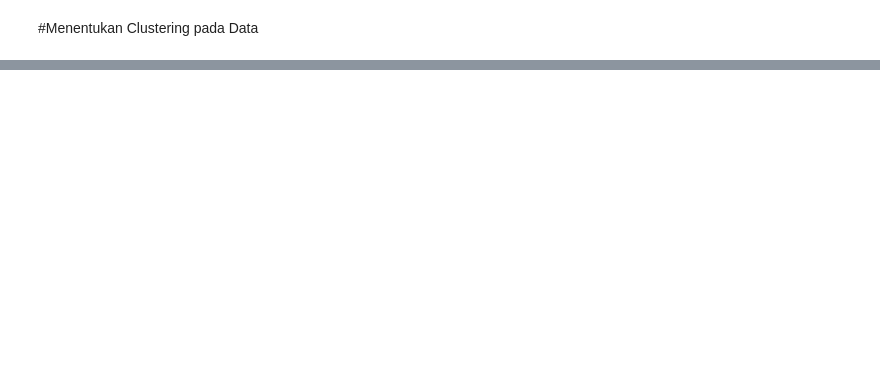
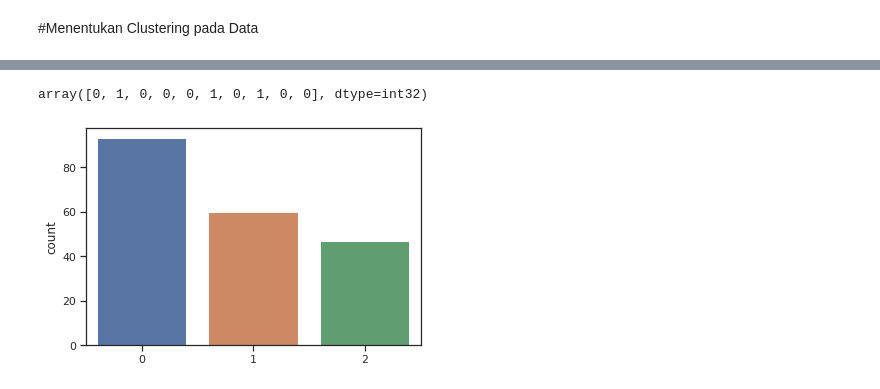
Before and after one commit to PoppyDalamaZain/Kelompok3, a Jupyter notebook: worksheet.ipynb, the cells around one changed output, grey strips where cells are left out. Cells and saved outputs as stored; diff of their text form; code cells hidden in the pictures; blank space fills up the shorter version.

```diff
--- a/worksheet.ipynb
+++ b/worksheet.ipynb
@@ -259,8 +273,11 @@ g = sns.pairplot(data_baru, hue="Jenis Kelamin")
 # %%
 k=3
 kmPP = cluster.KMeans(n_clusters=k, init='k-means++', max_iter=300, tol=0.0001, random_state = random_state)
 kmPP.fit(X)
 C_kmpp = kmPP.predict(X)
 
-sns.countplot(x=C_kmpp)
+sns.countplot(C_kmpp)
 C_kmpp[:10]
+# %% [output]
+array([0, 1, 0, 0, 0, 1, 0, 1, 0, 0], dtype=int32)
+[figure, added]
```
Also changed, not shown: parts of 9 cells of this notebook.
